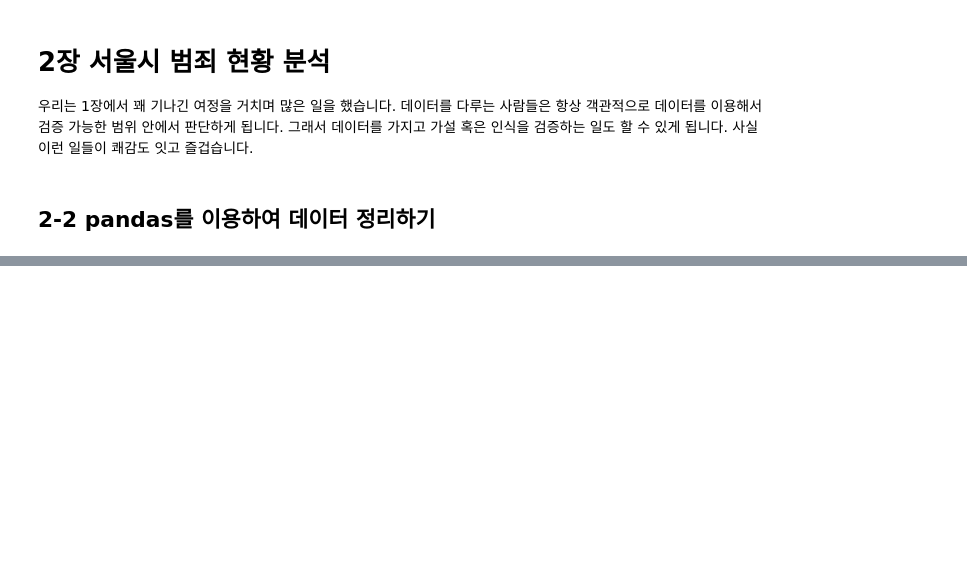
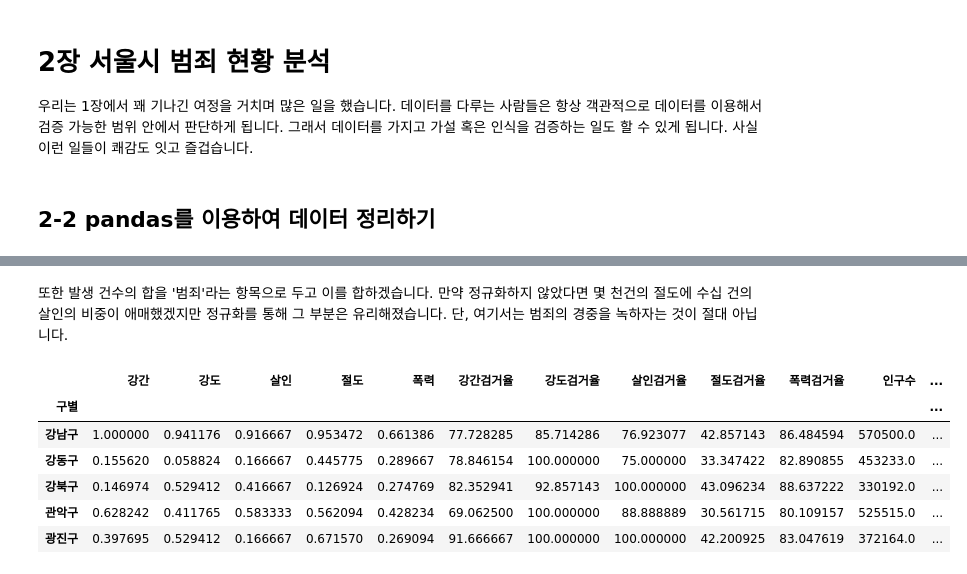
Before and after one commit to choiuikang/data_python, a Jupyter notebook: chapter-2.ipynb, the cells around one changed output, grey strips where cells are left out. Drawn from its saved outputs; the diff is of its cells as text; code cells hidden in the pictures; blank space fills up the shorter version.

```diff
--- a/chapter-2.ipynb
+++ b/chapter-2.ipynb
@@ -12,0 +483,14 @@ SyntaxError: invalid syntax (3590723110.py, line 1)
+# %% [markdown]
+또한 발생 건수의 합을 '범죄'라는 항목으로 두고 이를 합하겠습니다. 만약 정규화하지 않았다면 몇 천건의 절도에 수십 건의 살인의 비중이 애매했겠지만 정규화를 통해 그 부분은 유리해졌습니다. 단, 여기서는 범죄의 경중을 녹하자는 것이 절대 아닙니다.
+# %%
+col = ['강간검거율','강도검거율','살인검거율','절도검거율','폭력검거율']
+crime_anal_norm['검거'] = np.sum(crime_anal_norm[col], axis=1)
+crime_anal_norm.head()
+# %% [output]
+|  | 강간 | 강도 | 살인 | 절도 | 폭력 | 강간검거율 | 강도검거율 | 살인검거율 | 절도검거율 | 폭력검거율 | 인구수 | ... |
+| 구별 |  |  |  |  |  |  |  |  |  |  |  | ... |
+| 강남구 | 1.000000 | 0.941176 | 0.916667 | 0.953472 | 0.661386 | 77.728285 | 85.714286 | 76.923077 | 42.857143 | 86.484594 | 570500.0 | ... |
+| 강동구 | 0.155620 | 0.058824 | 0.166667 | 0.445775 | 0.289667 | 78.846154 | 100.000000 | 75.000000 | 33.347422 | 82.890855 | 453233.0 | ... |
+| 강북구 | 0.146974 | 0.529412 | 0.416667 | 0.126924 | 0.274769 | 82.352941 | 92.857143 | 100.000000 | 43.096234 | 88.637222 | 330192.0 | ... |
+| 관악구 | 0.628242 | 0.411765 | 0.583333 | 0.562094 | 0.428234 | 69.062500 | 100.000000 | 88.888889 | 30.561715 | 80.109157 | 525515.0 | ... |
+| 광진구 | 0.397695 | 0.529412 | 0.166667 | 0.671570 | 0.269094 | 91.666667 | 100.000000 | 100.000000 | 42.200925 | 83.047619 | 372164.0 | ... |
```
Also changed, not shown: parts of 63 cells of this notebook.
